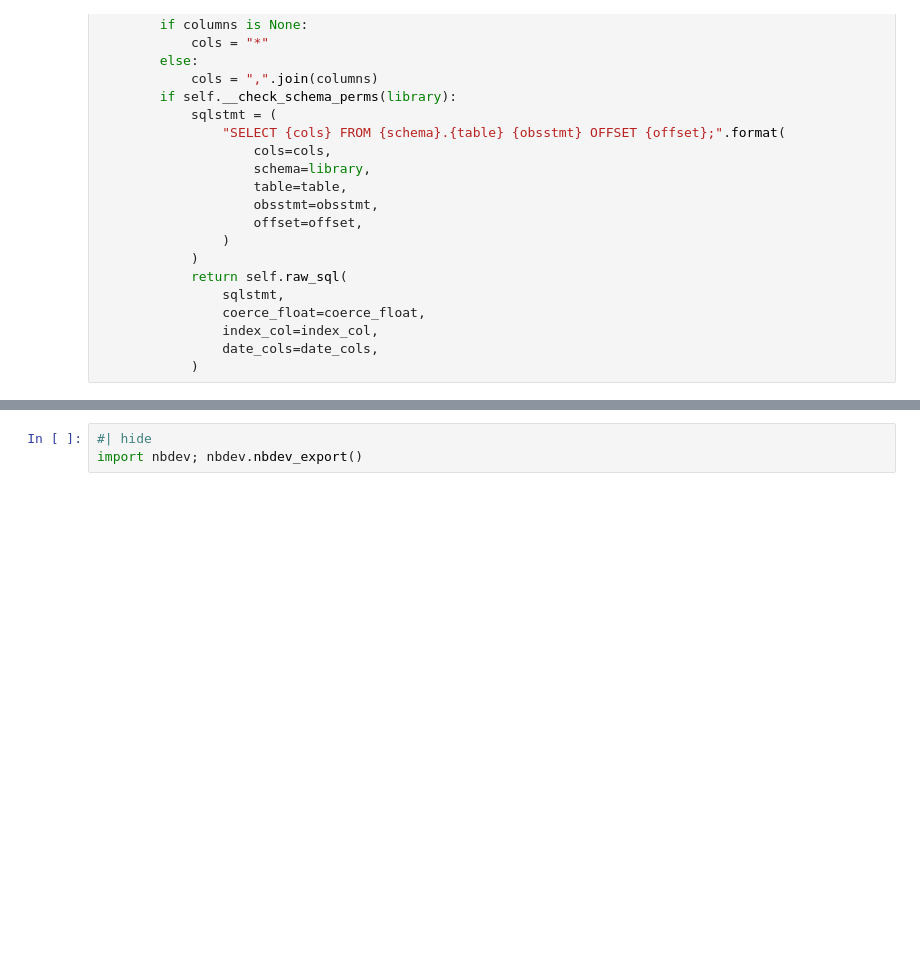
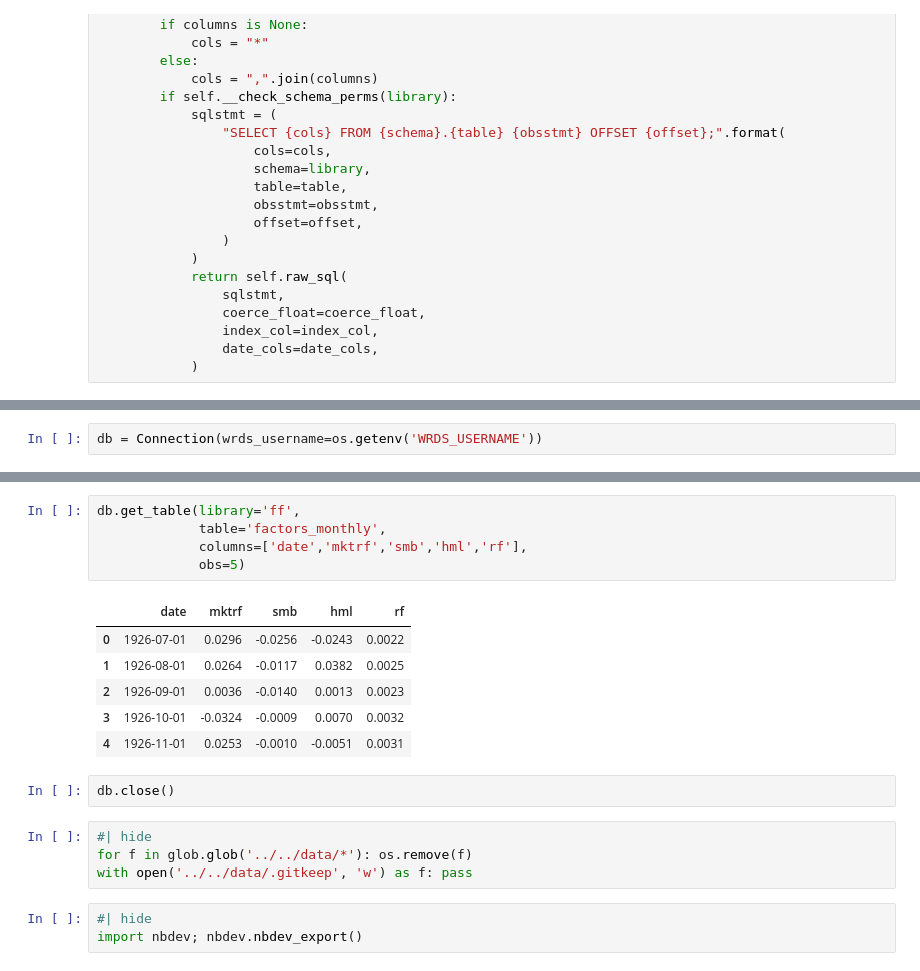
Before and after one commit to ionmihai/finsets, a Jupyter notebook: nbs/01_wrds/wrds_api.ipynb, the cells around one changed output, grey strips where cells are left out. Cells and saved outputs as stored; diff of their text form; blank space fills up the shorter version.

```diff
--- a/nbs/wrds2.ipynb
+++ b/nbs/01_wrds/wrds_api.ipynb
@@ -664,0 +706,2 @@ ORDER BY 1;
+# %%
+db = Connection(wrds_username=os.getenv('WRDS_USERNAME'))
@@ -665,3 +729,21 @@ ORDER BY 1;
+# %%
+db.get_table(library='ff',
+             table='factors_monthly',
+             columns=['date','mktrf','smb','hml','rf'],
+             obs=5)
+# %% [output]
+|  | date | mktrf | smb | hml | rf |
+| 0 | 1926-07-01 | 0.0296 | -0.0256 | -0.0243 | 0.0022 |
+| 1 | 1926-08-01 | 0.0264 | -0.0117 | 0.0382 | 0.0025 |
+| 2 | 1926-09-01 | 0.0036 | -0.0140 | 0.0013 | 0.0023 |
+| 3 | 1926-10-01 | -0.0324 | -0.0009 | 0.0070 | 0.0032 |
+| 4 | 1926-11-01 | 0.0253 | -0.0010 | -0.0051 | 0.0031 |
+# %%
+db.close()
+# %%
+#| hide
+for f in glob.glob('../../data/*'): os.remove(f)
+with open('../../data/.gitkeep', 'w') as f: pass
 # %%
 #| hide
 import nbdev; nbdev.nbdev_export()
```
Also changed, not shown: parts of 13 cells of this notebook, 23 other files.
